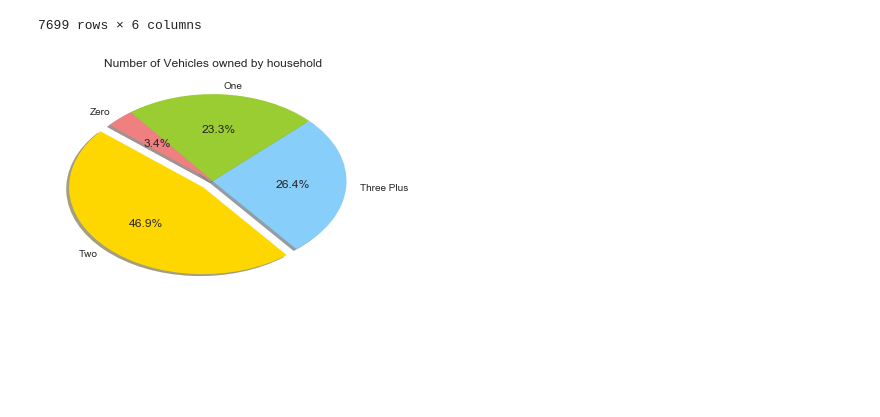
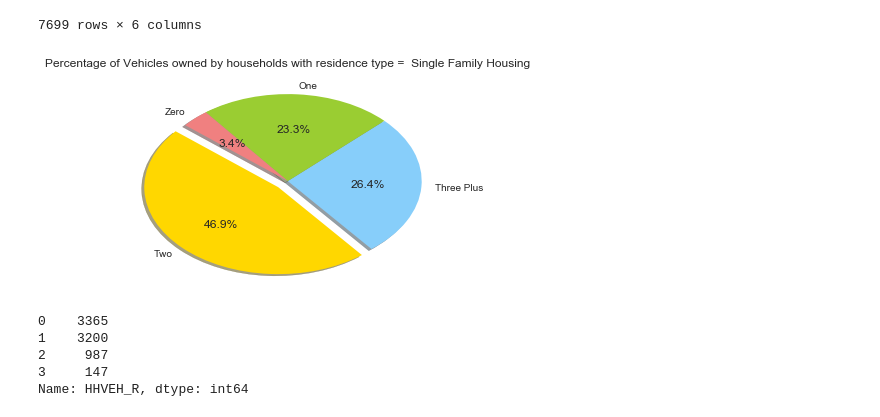
Before and after one commit to soundestmammal/Senior_Thesis, a Jupyter notebook: Friday_Prelim_Modeling.ipynb, the cells around one changed output. Saved outputs shown, nothing was run; the diff lists cells and outputs as text; code cells hidden in the pictures; blank space fills up the shorter version.

Commit message:
New Dataframe for Households with Residence Type Multi

```diff
--- a/Friday_Prelim_Modeling.ipynb
+++ b/Friday_Prelim_Modeling.ipynb
@@ -159,13 +159,22 @@ multi_family
 # %%
 single_family_veh = single_family.HHVEH_R.value_counts()
 single_family_veh
 labels = ['Two', 'Three Plus', 'One', 'Zero']
 colors = ['gold', 'lightskyblue', 'yellowgreen', 'lightcoral']
 explode = (0.1, 0, 0, 0)  # explode 1st slice
 fig = plt.figure()
 ax = fig.add_subplot(1,1,1)
 ax.pie(single_family_veh, explode=explode, labels=labels, colors=colors, autopct='%1.1f%%', shadow=True, startangle=140)
-plt.title("Percentage of Vehicles owned by Single Family Households")
+plt.title("Percentage of Vehicles owned by households with residence type =  Single Family Housing")
 plt.show()
 # %% [output]
-[figure, old version]
+[figure, new version]
+# %%
+multi_family_veh = multi_family.HHVEH_R.value_counts()
+multi_family_veh
+# %% [output]
+0    3365
+1    3200
+2     987
+3     147
+Name: HHVEH_R, dtype: int64
```
